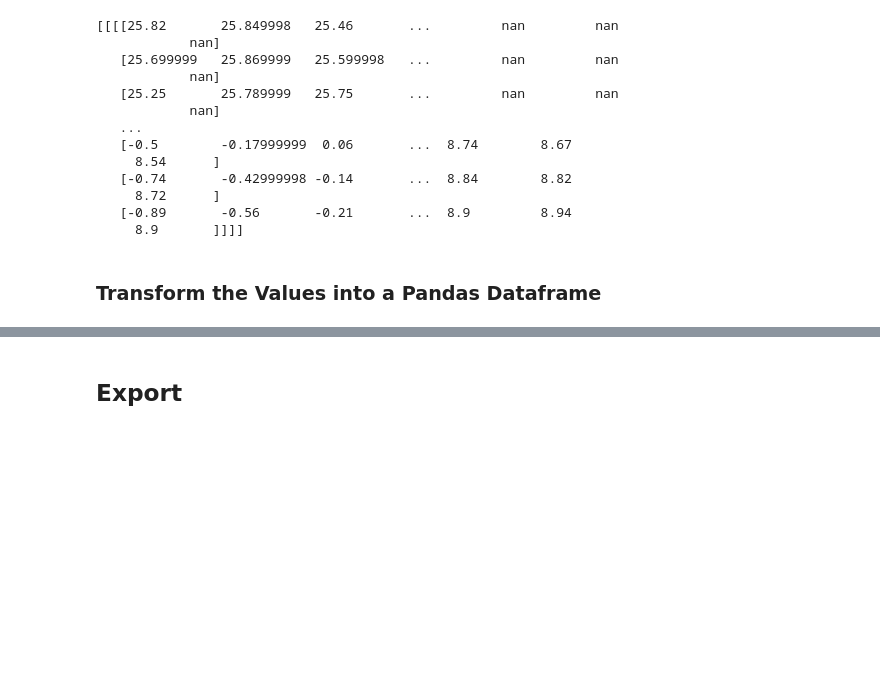
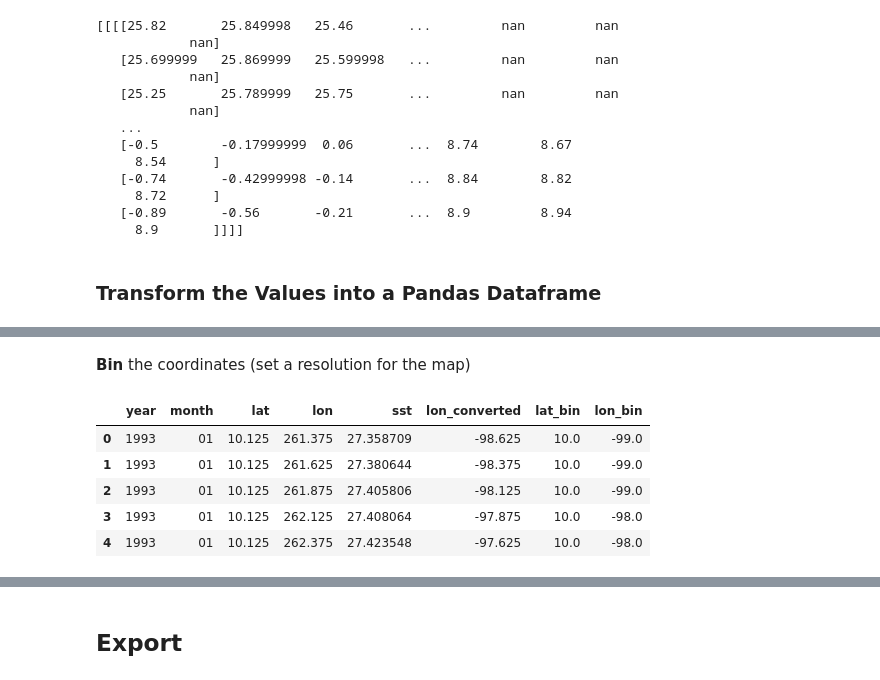
Before and after one commit to hslu-dda/dda-introduction-to-python, a Jupyter notebook: 07_Data_Applications/noaa-netcdf-converter/noaa-netcdf-converter.ipynb, the cells around one changed output, grey strips where cells are left out. Saved outputs shown, nothing was run; the diff lists cells and outputs as text; code cells hidden in the pictures; blank space fills up the shorter version.

```diff
--- a/07_Data_Applications/noaa-netcdf-converter/noaa-netcdf-converter.ipynb
+++ b/07_Data_Applications/noaa-netcdf-converter/noaa-netcdf-converter.ipynb
@@ -252,0 +397,15 @@ print(mean_sst_df)
+# %% [markdown]
+**Bin** the coordinates (set a resolution for the map)
+# %%
+bin_size = 1.0  # or 0.5
+export_1993["lat_bin"] = (export_1993["lat"] // bin_size) * bin_size
+export_1993["lon_bin"] = (export_1993["lon_converted"] // bin_size) * bin_size
+
+export_1993.head()
+# %% [output]
+|  | year | month | lat | lon | sst | lon_converted | lat_bin | lon_bin |
+| 0 | 1993 | 01 | 10.125 | 261.375 | 27.358709 | -98.625 | 10.0 | -99.0 |
+| 1 | 1993 | 01 | 10.125 | 261.625 | 27.380644 | -98.375 | 10.0 | -99.0 |
+| 2 | 1993 | 01 | 10.125 | 261.875 | 27.405806 | -98.125 | 10.0 | -99.0 |
+| 3 | 1993 | 01 | 10.125 | 262.125 | 27.408064 | -97.875 | 10.0 | -98.0 |
+| 4 | 1993 | 01 | 10.125 | 262.375 | 27.423548 | -97.625 | 10.0 | -98.0 |
```
Also changed, not shown: parts of 31 cells of this notebook, 2 other files.
